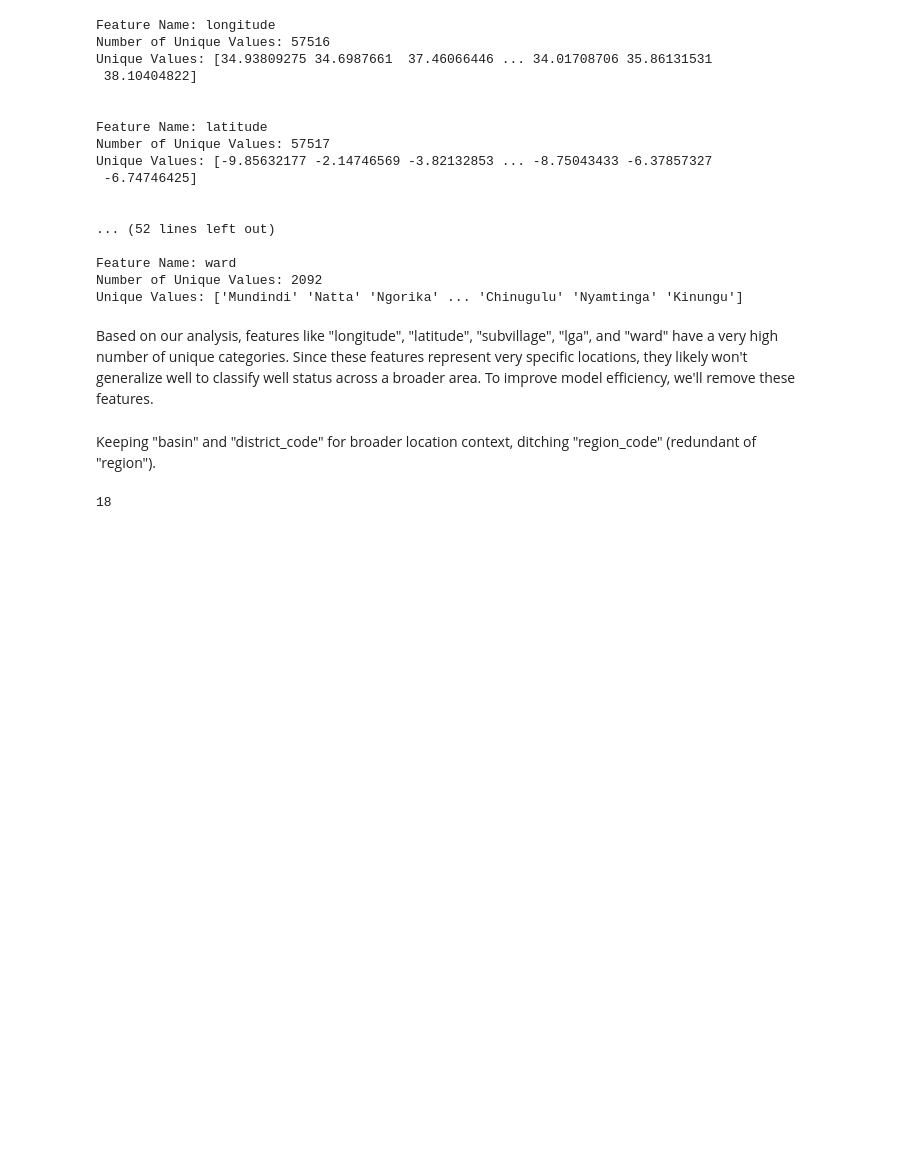
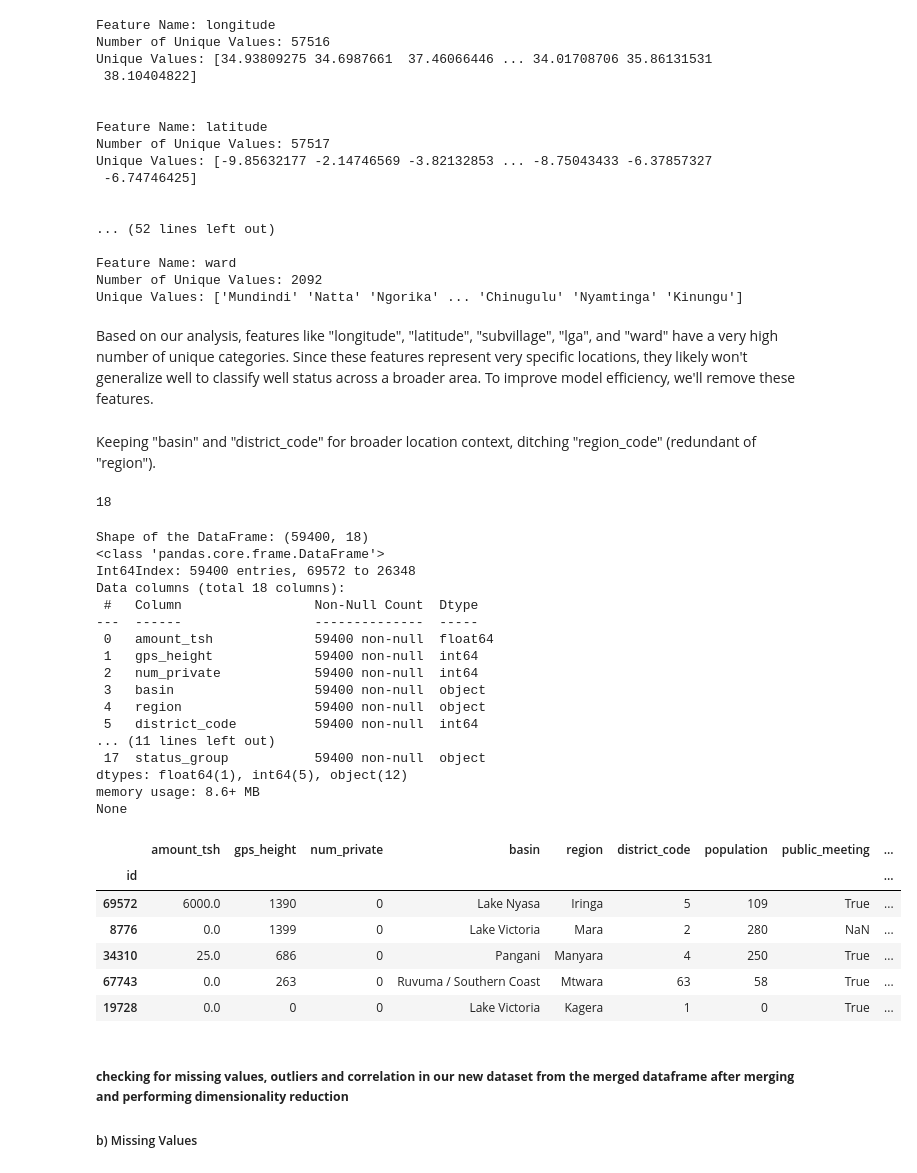
Before and after one commit to Cdasilver29/well-classification-documented, a Jupyter notebook: Technical.ipynb, the cells around one changed output. Drawn from its saved outputs; the diff is of its cells as text; code cells hidden in the pictures; blank space fills up the shorter version.

```diff
--- a/Technical.ipynb
+++ b/Technical.ipynb
@@ -748,3 +749,36 @@ merged_df.drop(['region_code'], axis=1, inplace=True)
 len(merged_df.columns)
 # %% [output]
 18
+# %%
+#checking for the shape and information about the new dataset
+merged_df = check_shape_and_info(merged_df)
+merged_df.head()
+# %% [output]
+Shape of the DataFrame: (59400, 18)
+<class 'pandas.core.frame.DataFrame'>
+Int64Index: 59400 entries, 69572 to 26348
+Data columns (total 18 columns):
+ #   Column                 Non-Null Count  Dtype
+---  ------                 --------------  -----
+ 0   amount_tsh             59400 non-null  float64
+ 1   gps_height             59400 non-null  int64
+ 2   num_private            59400 non-null  int64
+ 3   basin                  59400 non-null  object
+ 4   region                 59400 non-null  object
+ 5   district_code          59400 non-null  int64
+... (11 lines left out)
+ 17  status_group           59400 non-null  object
+dtypes: float64(1), int64(5), object(12)
+memory usage: 8.6+ MB
+None
+|  | amount_tsh | gps_height | num_private | basin | region | district_code | population | public_meeting | ... |
+| id |  |  |  |  |  |  |  |  | ... |
+| 69572 | 6000.0 | 1390 | 0 | Lake Nyasa | Iringa | 5 | 109 | True | ... |
+| 8776 | 0.0 | 1399 | 0 | Lake Victoria | Mara | 2 | 280 | NaN | ... |
+| 34310 | 25.0 | 686 | 0 | Pangani | Manyara | 4 | 250 | True | ... |
+| 67743 | 0.0 | 263 | 0 | Ruvuma / Southern Coast | Mtwara | 63 | 58 | True | ... |
+| 19728 | 0.0 | 0 | 0 | Lake Victoria | Kagera | 1 | 0 | True | ... |
+# %% [markdown]
+##### **checking for missing values, outliers and correlation in our new dataset from the merged dataframe after merging and performing dimensionality reduction**
+
+##### b) Missing Values
```
Also changed, not shown: parts of 12 cells of this notebook.
